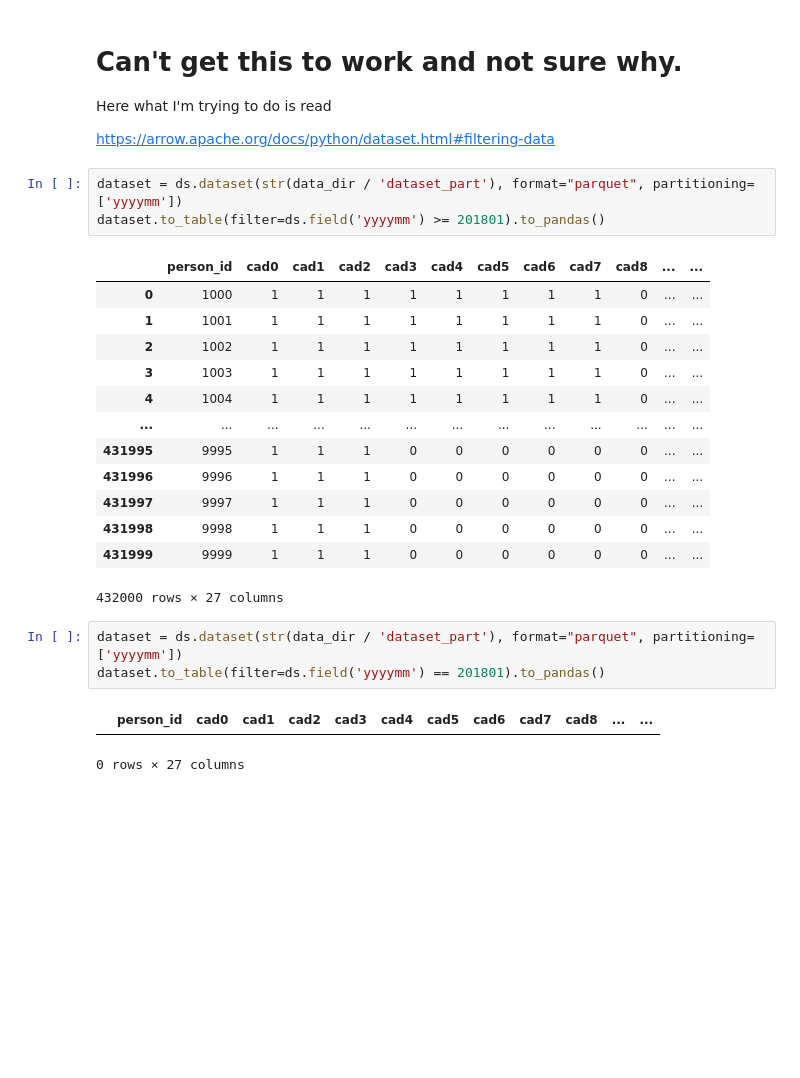
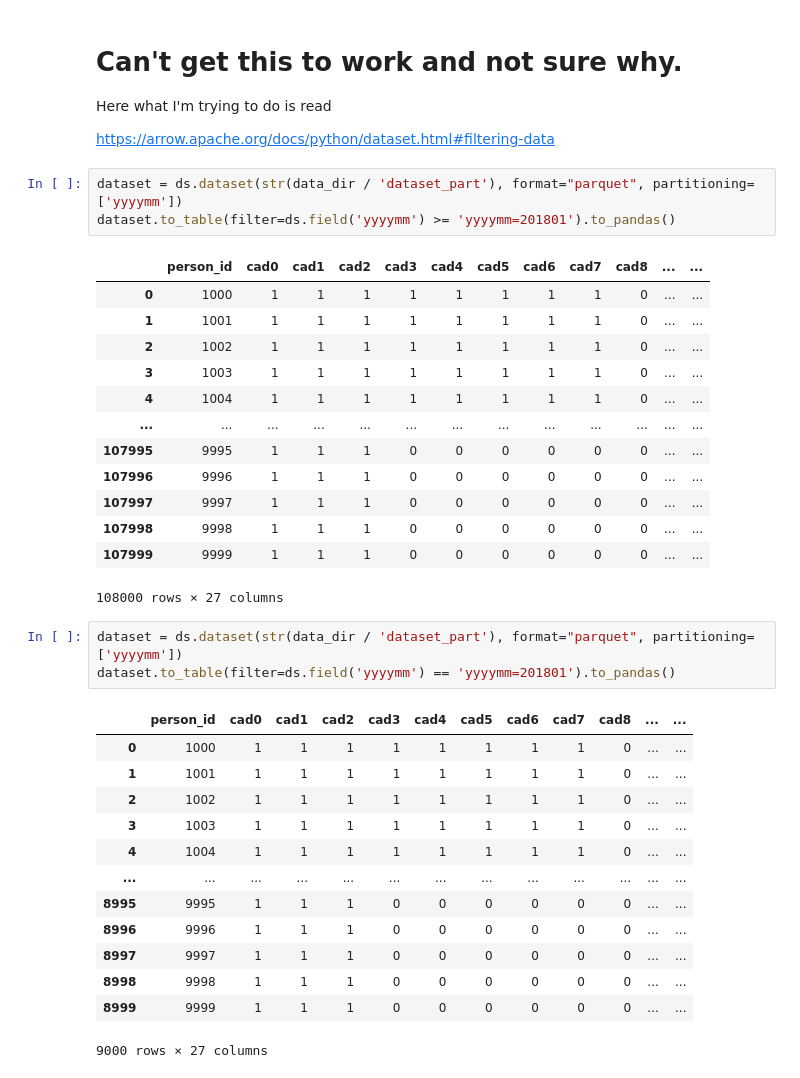
Before and after one commit to nafis-neehal/CDPHP_Evaluation, a Jupyter notebook: notebooks/pyarrow_v2.ipynb, the cells around one changed output. Cells and saved outputs as stored; diff of their text form; blank space fills up the shorter version.

```diff
--- a/notebooks/pyarrow_v2.ipynb
+++ b/notebooks/pyarrow_v2.ipynb
@@ -162,7 +164,7 @@ Here what I'm trying to do is read
 https://arrow.apache.org/docs/python/dataset.html#filtering-data
 # %%
 dataset = ds.dataset(str(data_dir / 'dataset_part'), format="parquet", partitioning=['yyyymm'])
-dataset.to_table(filter=ds.field('yyyymm') >= 201801).to_pandas()
+dataset.to_table(filter=ds.field('yyyymm') >= 'yyyymm=201801').to_pandas()
 # %% [output]
 |  | person_id | cad0 | cad1 | cad2 | cad3 | cad4 | cad5 | cad6 | cad7 | cad8 | ... | ... |
 | 0 | 1000 | 1 | 1 | 1 | 1 | 1 | 1 | 1 | 1 | 0 | ... | ... |
@@ -171,15 +173,26 @@ dataset.to_table(filter=ds.field('yyyymm') >= 201801).to_pandas()
 | 3 | 1003 | 1 | 1 | 1 | 1 | 1 | 1 | 1 | 1 | 0 | ... | ... |
 | 4 | 1004 | 1 | 1 | 1 | 1 | 1 | 1 | 1 | 1 | 0 | ... | ... |
 | ... | ... | ... | ... | ... | ... | ... | ... | ... | ... | ... | ... | ... |
-| 431995 | 9995 | 1 | 1 | 1 | 0 | 0 | 0 | 0 | 0 | 0 | ... | ... |
-| 431996 | 9996 | 1 | 1 | 1 | 0 | 0 | 0 | 0 | 0 | 0 | ... | ... |
-| 431997 | 9997 | 1 | 1 | 1 | 0 | 0 | 0 | 0 | 0 | 0 | ... | ... |
-| 431998 | 9998 | 1 | 1 | 1 | 0 | 0 | 0 | 0 | 0 | 0 | ... | ... |
-| 431999 | 9999 | 1 | 1 | 1 | 0 | 0 | 0 | 0 | 0 | 0 | ... | ... |
+| 107995 | 9995 | 1 | 1 | 1 | 0 | 0 | 0 | 0 | 0 | 0 | ... | ... |
+| 107996 | 9996 | 1 | 1 | 1 | 0 | 0 | 0 | 0 | 0 | 0 | ... | ... |
+| 107997 | 9997 | 1 | 1 | 1 | 0 | 0 | 0 | 0 | 0 | 0 | ... | ... |
+| 107998 | 9998 | 1 | 1 | 1 | 0 | 0 | 0 | 0 | 0 | 0 | ... | ... |
+| 107999 | 9999 | 1 | 1 | 1 | 0 | 0 | 0 | 0 | 0 | 0 | ... | ... |
-432000 rows × 27 columns
+108000 rows × 27 columns
 # %%
 dataset = ds.dataset(str(data_dir / 'dataset_part'), format="parquet", partitioning=['yyyymm'])
-dataset.to_table(filter=ds.field('yyyymm') == 201801).to_pandas()
+dataset.to_table(filter=ds.field('yyyymm') == 'yyyymm=201801').to_pandas()
 # %% [output]
 |  | person_id | cad0 | cad1 | cad2 | cad3 | cad4 | cad5 | cad6 | cad7 | cad8 | ... | ... |
+| 0 | 1000 | 1 | 1 | 1 | 1 | 1 | 1 | 1 | 1 | 0 | ... | ... |
+| 1 | 1001 | 1 | 1 | 1 | 1 | 1 | 1 | 1 | 1 | 0 | ... | ... |
+| 2 | 1002 | 1 | 1 | 1 | 1 | 1 | 1 | 1 | 1 | 0 | ... | ... |
+| 3 | 1003 | 1 | 1 | 1 | 1 | 1 | 1 | 1 | 1 | 0 | ... | ... |
+| 4 | 1004 | 1 | 1 | 1 | 1 | 1 | 1 | 1 | 1 | 0 | ... | ... |
+| ... | ... | ... | ... | ... | ... | ... | ... | ... | ... | ... | ... | ... |
+| 8995 | 9995 | 1 | 1 | 1 | 0 | 0 | 0 | 0 | 0 | 0 | ... | ... |
+| 8996 | 9996 | 1 | 1 | 1 | 0 | 0 | 0 | 0 | 0 | 0 | ... | ... |
+| 8997 | 9997 | 1 | 1 | 1 | 0 | 0 | 0 | 0 | 0 | 0 | ... | ... |
+| 8998 | 9998 | 1 | 1 | 1 | 0 | 0 | 0 | 0 | 0 | 0 | ... | ... |
+| 8999 | 9999 | 1 | 1 | 1 | 0 | 0 | 0 | 0 | 0 | 0 | ... | ... |
-0 rows × 27 columns
+9000 rows × 27 columns
```
Also changed, not shown: parts of 7 cells of this notebook, 34 other files.
